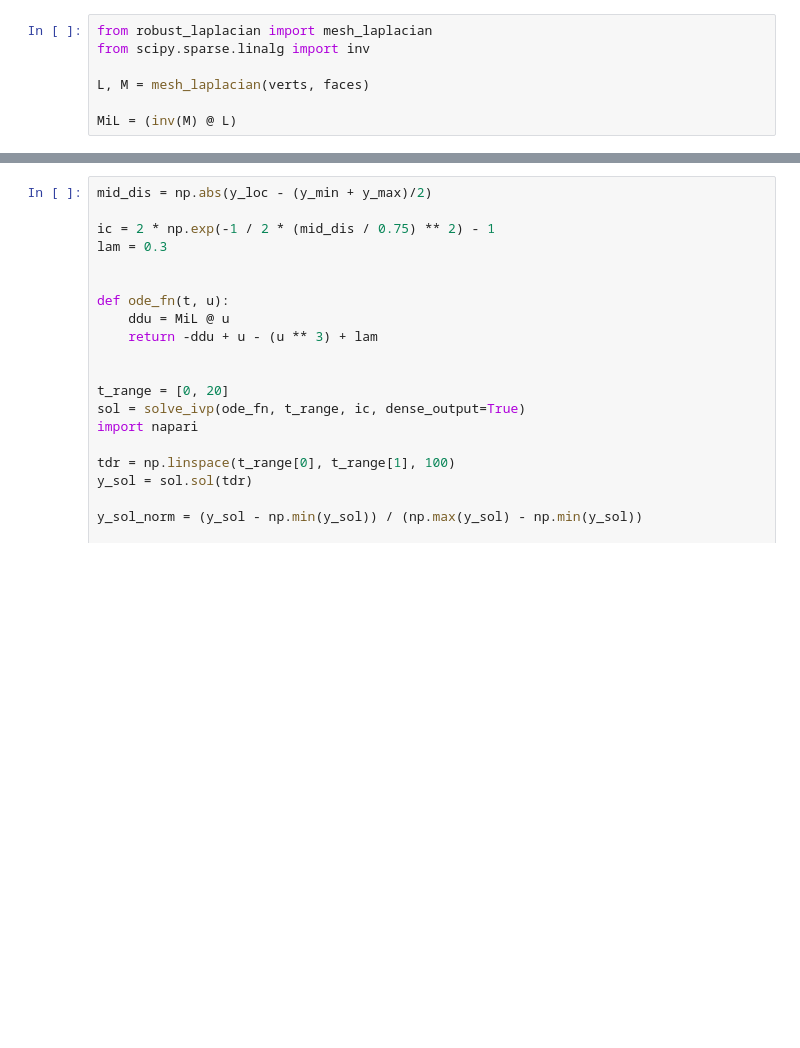
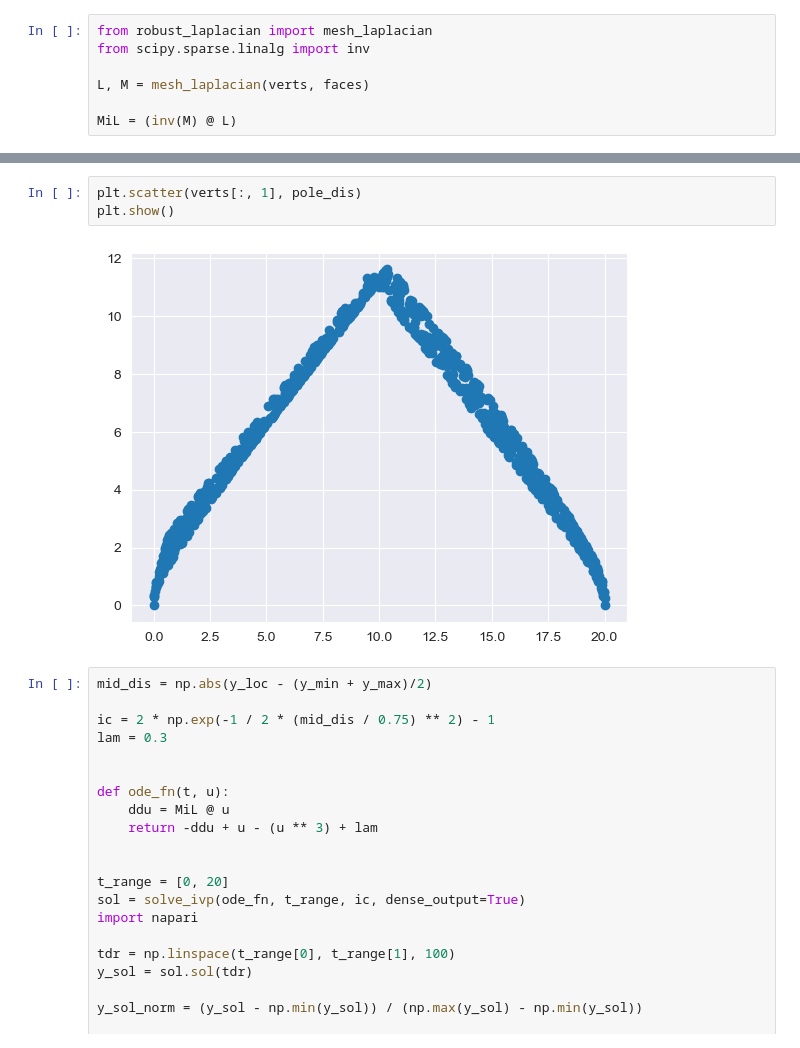
Before and after one commit to Harrison-Oatman/NucleiTracking, a Jupyter notebook: tissue_cartography/mesh_laplacian.ipynb, the cells around one changed output, grey strips where cells are left out. Cells and saved outputs as stored; diff of their text form; blank space fills up the shorter version.

```diff
--- a/tissue_cartography/mesh_laplacian.ipynb
+++ b/tissue_cartography/mesh_laplacian.ipynb
@@ -95,3 +116,8 @@ plt.show()
+# %%
+plt.scatter(verts[:, 1], pole_dis)
+plt.show()
+# %% [output]
+[figure, added]
 # %%
 mid_dis = np.abs(y_loc - (y_min + y_max)/2)
 
```
Also changed, not shown: parts of 4 cells of this notebook, 2 other files.
